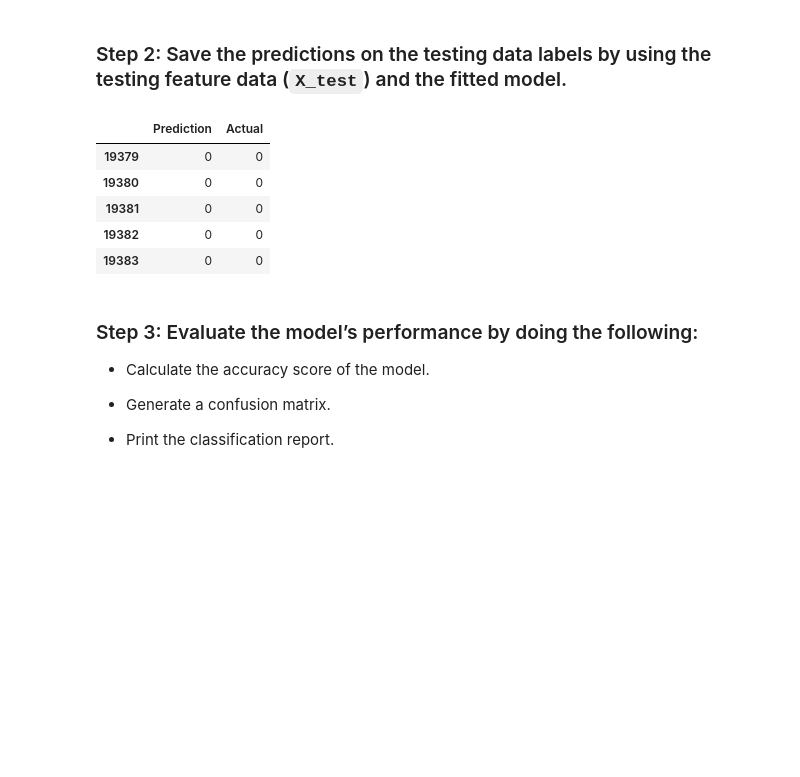
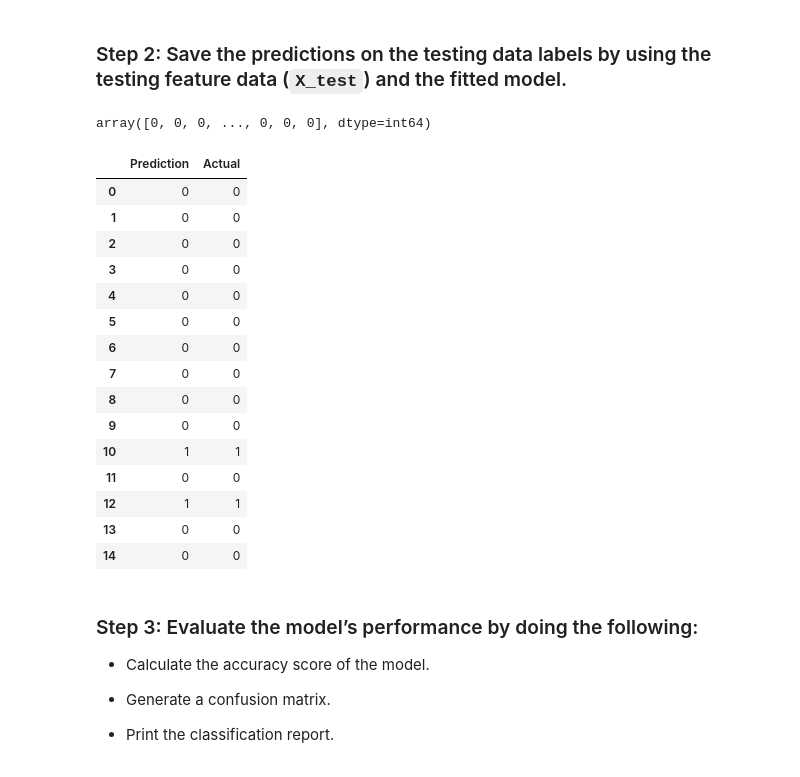
Before and after one commit to MuayThaiLegz/module_12, a Jupyter notebook: Starter_Code/credit_risk_resampling.ipynb, the cells around one changed output. Saved outputs shown, nothing was run; the diff lists cells and outputs as text; code cells hidden in the pictures; blank space fills up the shorter version.

```diff
--- a/Starter_Code/credit_risk_resampling.ipynb
+++ b/Starter_Code/credit_risk_resampling.ipynb
@@ -193,20 +196,34 @@ LogisticRegression(random_state=1)
 # YOUR CODE HERE!
 # Make predictions using the test data
 y_pred = lr.predict(X_test)
-
-results = pd.DataFrame({
-    "Prediction": y_pred,
-    "Actual": y_test
-}).reset_index(drop=True)
-
-results.tail()
+y_pred
 # %% [output]
-|  | Prediction | Actual |
-| 19379 | 0 | 0 |
-| 19380 | 0 | 0 |
-| 19381 | 0 | 0 |
-| 19382 | 0 | 0 |
-| 19383 | 0 | 0 |
+array([0, 0, 0, ..., 0, 0, 0], dtype=int64)
+# %%
+results = pd.DataFrame({
+    "Prediction": y_pred,
+    "Actual": y_test
+}).reset_index(drop=True)
+
+
+results.head(15)
+# %% [output]
+|  | Prediction | Actual |
+| 0 | 0 | 0 |
+| 1 | 0 | 0 |
+| 2 | 0 | 0 |
+| 3 | 0 | 0 |
+| 4 | 0 | 0 |
+| 5 | 0 | 0 |
+| 6 | 0 | 0 |
+| 7 | 0 | 0 |
+| 8 | 0 | 0 |
+| 9 | 0 | 0 |
+| 10 | 1 | 1 |
+| 11 | 0 | 0 |
+| 12 | 1 | 1 |
+| 13 | 0 | 0 |
+| 14 | 0 | 0 |
 # %% [markdown]
 ### Step 3: Evaluate the model’s performance by doing the following:
 
```
Also changed, not shown: parts of 11 cells of this notebook.
